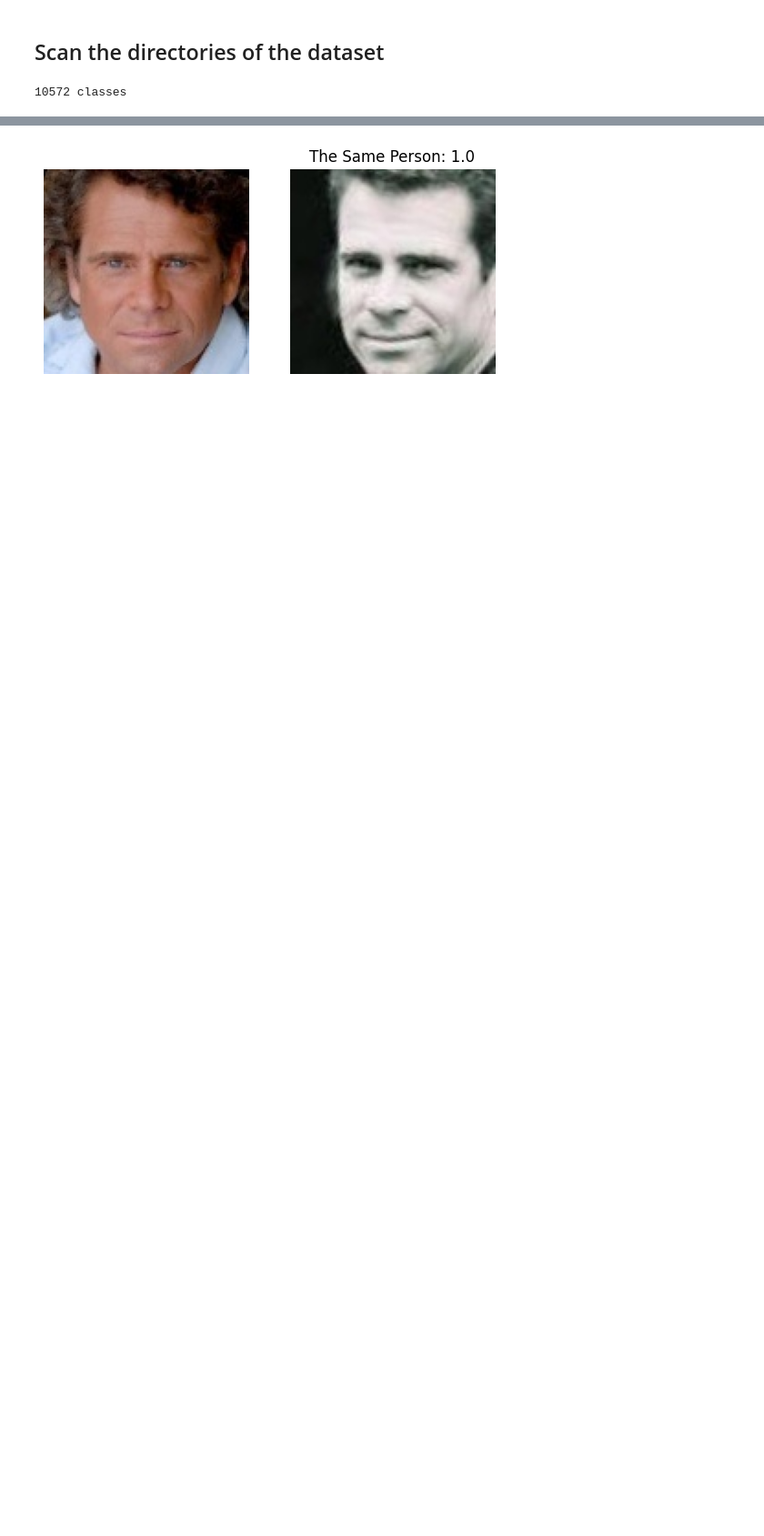
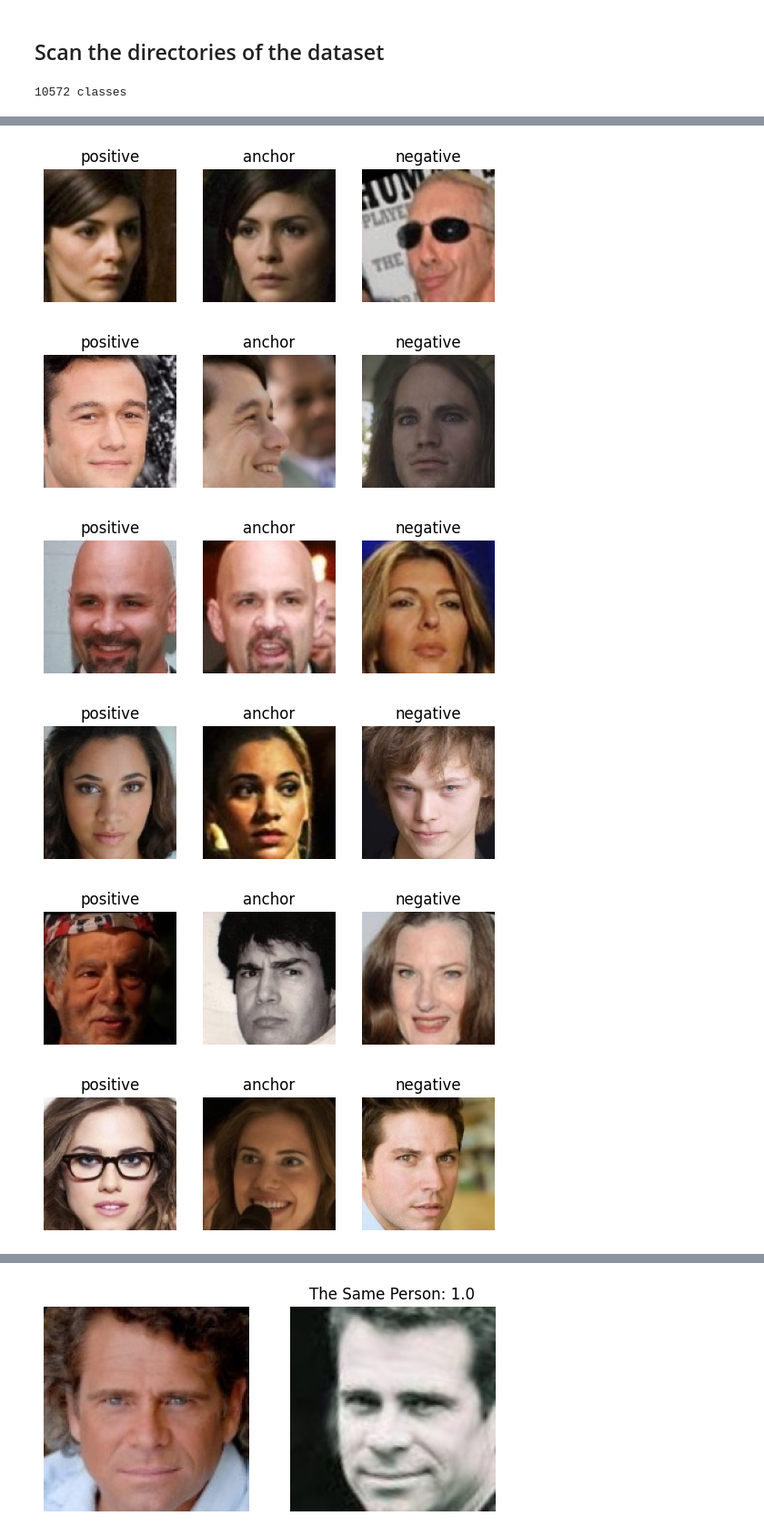
Before and after one commit to AliMustafa731/The-Optimizers-Squad, a Jupyter notebook: Data Loader.ipynb, the cells around one changed output, grey strips where cells are left out. Shown at 91% size. Drawn from its saved outputs; the diff is of its cells as text; code cells hidden in the pictures; blank space fills up the shorter version.

Commit message:
Added a New Triplet Data Loader

```diff
--- a/Data Loader.ipynb
+++ b/Data Loader.ipynb
@@ -33,0 +36,33 @@ print(f"{len(classes_paths)} classes")
+# %%
+train_loader = DataLoaderTriplet(dataset_root_path=dataset_root_path, batch_size=6, img_size=(112, 112))
+# %%
+def visualize(anchor, positive, negative):
+    """Visualize a few triplets from the supplied batches."""
+
+    for i in range(len(anchor)):
+        plt.figure(i)
+
+        plt.subplot(1, 3, 1)
+        plt.axis('off')
+        plt.imshow(positive[i])
+        plt.title("positive")
+
+        plt.subplot(1, 3, 2)
+        plt.axis('off')
+        plt.imshow(anchor[i])
+        plt.title("anchor")
+
+        plt.subplot(1, 3, 3)
+        plt.axis('off')
+        plt.imshow(negative[i])
+        plt.title("negative")
+
+(X1, X2, X3), _ = train_loader[random.randint(0, len(train_loader)-1)]
+visualize(X1, X2, X3)
+# %% [output]
+[figure, added]
+[figure, added]
+[figure, added]
+[figure, added]
+[figure, added]
+[figure, added]
```
Also changed, not shown: parts of 5 cells of this notebook, 1 other file.
